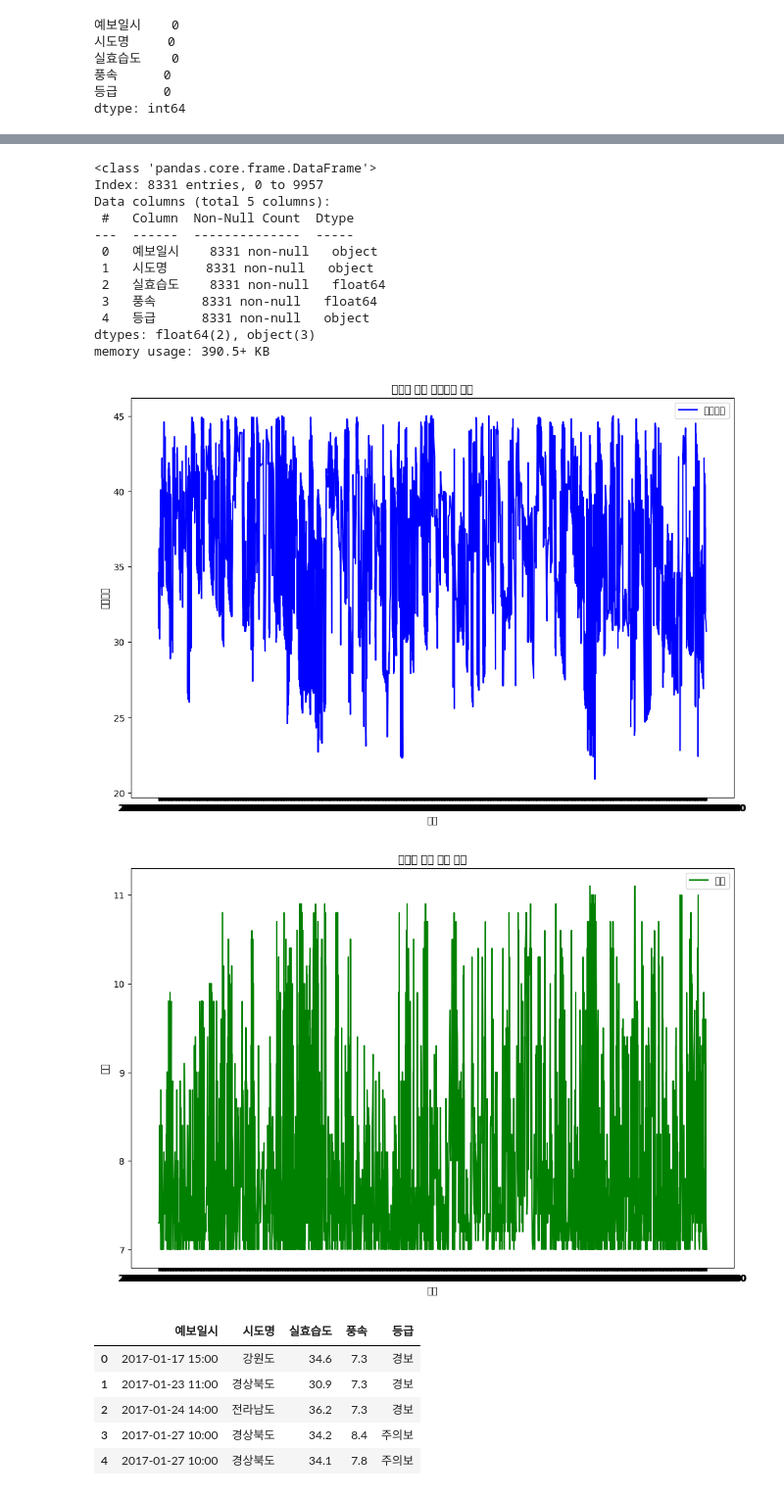
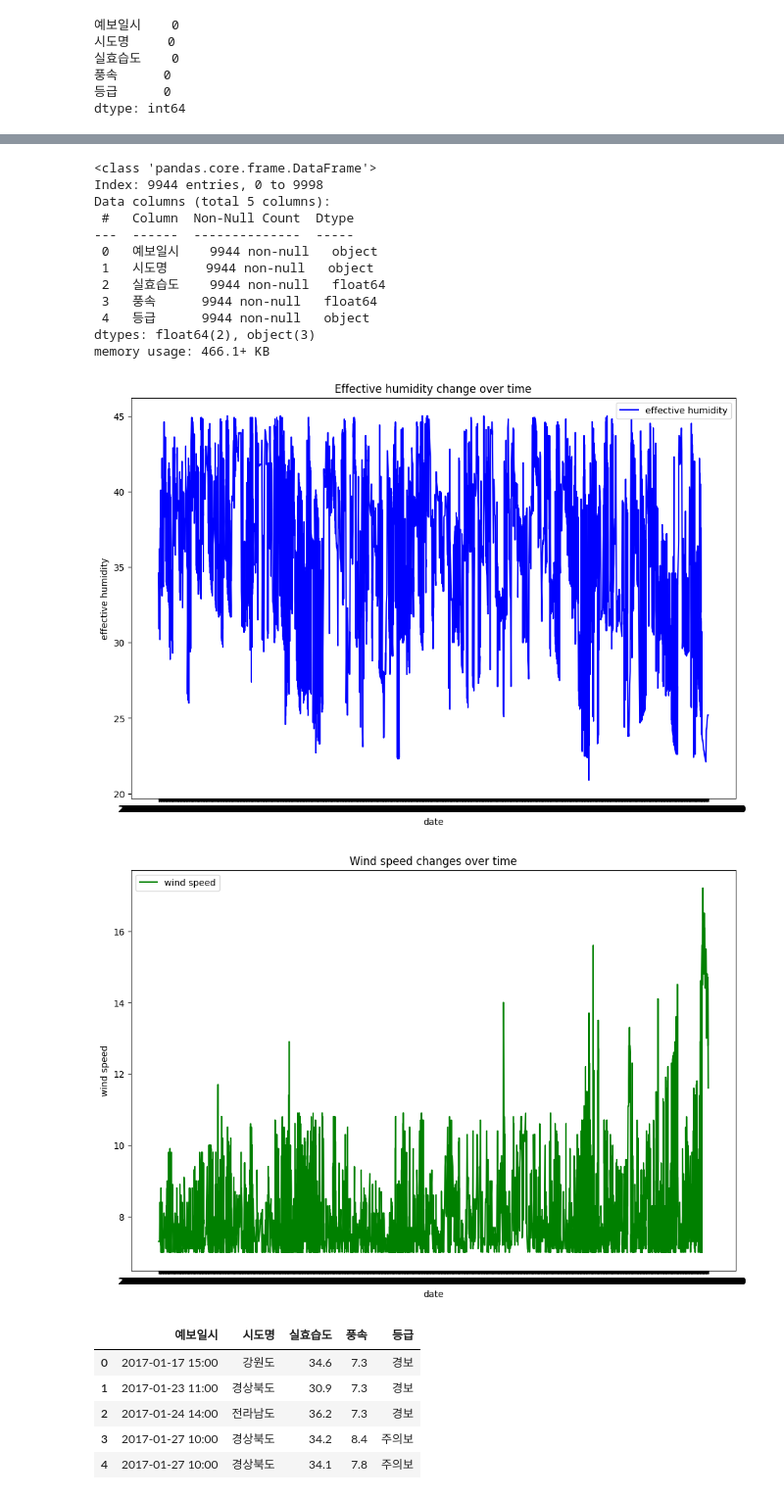
Before and after one commit to Cjieun/KoreaWildfireAnalysis, a Jupyter notebook: datasuzep.ipynb, the cells around one changed output, grey strips where cells are left out. Shown at 98% size. Saved outputs shown, nothing was run; the diff lists cells and outputs as text; code cells hidden in the pictures.

```diff
--- a/datasuzep.ipynb
+++ b/datasuzep.ipynb
@@ -143,9 +143,6 @@ print(duplicates)
 9979  2019-05-25 21:00    강원  22.4  15.1  주의보
 
 [1517 rows x 5 columns]
-# %%
-#중복 행 제거
-data.drop_duplicates(inplace=True)
 # %%
 #결측치 확인
 missing_values = data.isnull().sum()
@@ -228,47 +213,45 @@ print(outliers)
-# %%
-data = data[(data['풍속'] >= lower_bound) & (data['풍속'] <= upper_bound)]
 # %%
 #전처리 완료
 data.info()
 # %% [output]
 <class 'pandas.core.frame.DataFrame'>
-Index: 8331 entries, 0 to 9957
+Index: 9944 entries, 0 to 9998
 Data columns (total 5 columns):
  #   Column  Non-Null Count  Dtype
 ---  ------  --------------  -----
- 0   예보일시    8331 non-null   object
- 1   시도명     8331 non-null   object
- 2   실효습도    8331 non-null   float64
- 3   풍속      8331 non-null   float64
- 4   등급      8331 non-null   object
+ 0   예보일시    9944 non-null   object
+ 1   시도명     9944 non-null   object
+ 2   실효습도    9944 non-null   float64
+ 3   풍속      9944 non-null   float64
+ 4   등급      9944 non-null   object
 dtypes: float64(2), object(3)
-memory usage: 390.5+ KB
+memory usage: 466.1+ KB
 # %%
 import matplotlib.pyplot as plt
 
 # '예보일시'를 인덱스로 설정
-data.set_index('예보일시', inplace=True)
+#data.set_index('예보일시', inplace=True)
 
 # 시간에 따른 실효습도 그래프
 plt.figure(figsize=(12, 8))
-plt.plot(data['실효습도'], color='blue', label='실효습도')
-plt.title('시간에 따른 실효습도 변화')
-plt.xlabel('날짜')
-plt.ylabel('실효습도')
+plt.plot(data['실효습도'], color='blue', label='effective humidity')
+plt.title('Effective humidity change over time')
+plt.xlabel('date')
+plt.ylabel('effective humidity')
 plt.legend()
 plt.show()
 
 # 시간에 따른 풍속 그래프
 plt.figure(figsize=(12, 8))
-plt.plot(data['풍속'], color='green', label='풍속')
-plt.title('시간에 따른 풍속 변화')
-plt.xlabel('날짜')
-plt.ylabel('풍속')
+plt.plot(data['풍속'], color='green', label='wind speed')
+plt.title('Wind speed changes over time')
+plt.xlabel('date')
+plt.ylabel('wind speed')
 plt.legend()
 plt.show()
 # %% [output]
-[figure, old version]
+[figure, new version]
-[figure, old version]
+[figure, new version]
 # %%
 data.reset_index(inplace=True)
 data['예보일시'] = data['예보일시'].astype(str)
```
Also changed, not shown: parts of 12 cells of this notebook.
